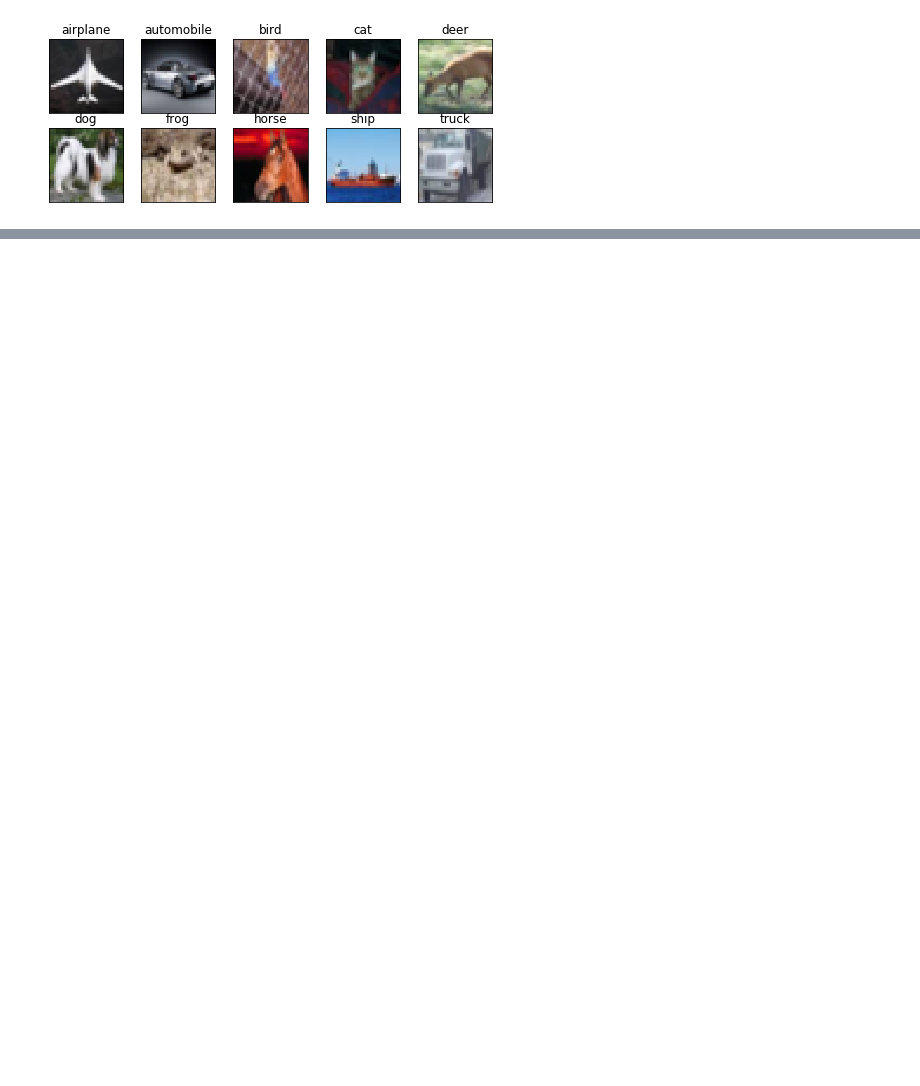
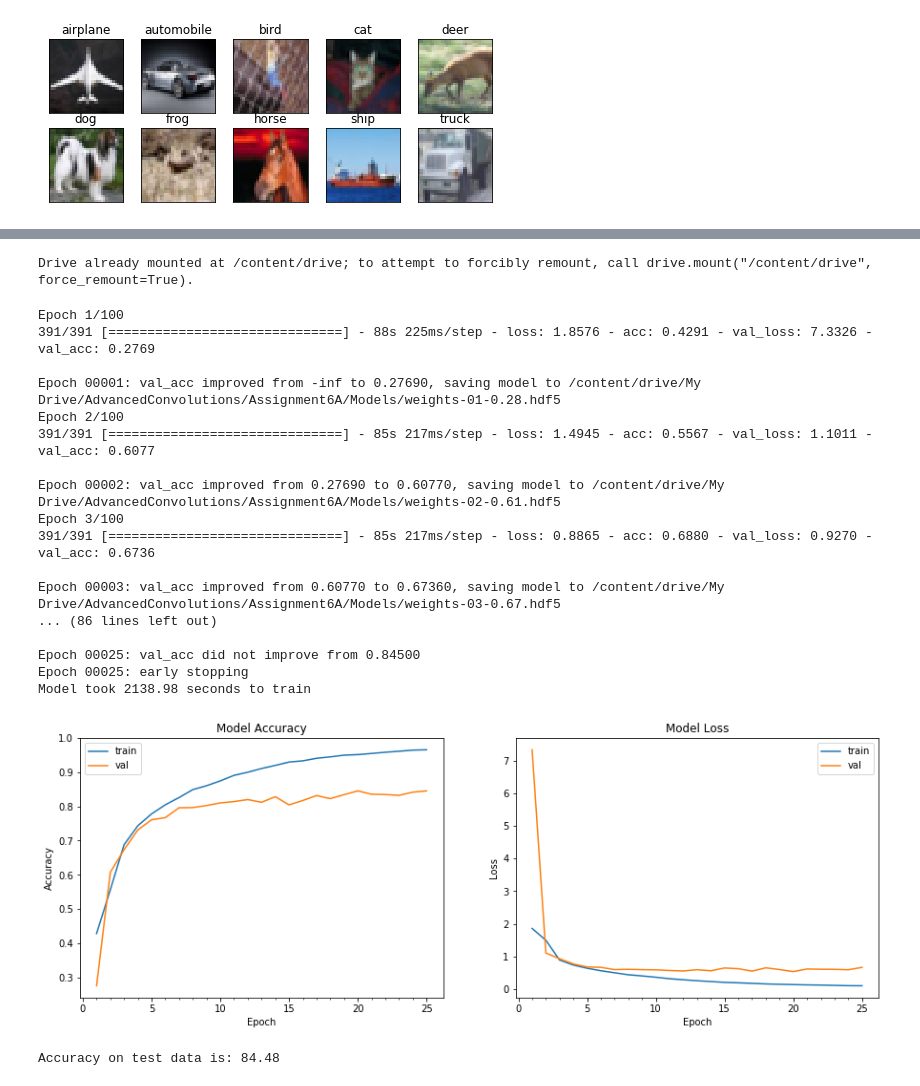
Before and after one commit to gkdivya/ComputerVisionAI, a Jupyter notebook: Advanced Convolutions/Assignment_6A.ipynb, the cells around one changed output, grey strips where cells are left out. Cells and saved outputs as stored; diff of their text form; code cells hidden in the pictures; blank space fills up the shorter version.

```diff
--- a/Advanced Convolutions/Assignment_6A.ipynb
+++ b/Advanced Convolutions/Assignment_6A.ipynb
@@ -190,0 +262,5 @@ Accuracy on test data is: 83.05
+# %%
+from google.colab import drive
+drive.mount('/content/drive')
+# %% [output]
+Drive already mounted at /content/drive; to attempt to forcibly remount, call drive.mount("/content/drive", force_remount=True).
@@ -190,0 +273,70 @@ Accuracy on test data is: 83.05
+# %%
+from keras.preprocessing.image import ImageDataGenerator
+
+datagen = ImageDataGenerator(zoom_range=0.0,
+                             horizontal_flip=False)
+training_generator= datagen.flow(train_features, train_labels, batch_size=128)
+
+
+# train the model
+start = time.time()
+# Train the model
+model_info = model.fit_generator(training_generator,
+                                 steps_per_epoch = len(training_generator), epochs = 100,
+                                 validation_data = (test_features, test_labels), verbose=1, callbacks=callbacks_list)
+end = time.time()
+print ("Model took %0.2f seconds to train"%(end - start))
+# plot model history
+plot_model_history(model_info)
+# compute test accuracy
+print ("Accuracy on test data is: %0.2f"%accuracy(test_features, test_labels, model))
+# %%
+from keras.preprocessing.image import ImageDataGenerator
+
+# applying transformation to image
+train_gen = ImageDataGenerator(featurewise_center=True, featurewise_std_normalization=True)
+test_gen = ImageDataGenerator(featurewise_center=True, featurewise_std_normalization=True)
+# fit the data augmentation
+train_gen.fit(train_features)
+test_gen.fit(test_features)
+
+training_generator= train_gen.flow(train_features, train_labels, batch_size=128)
+testing_generator= test_gen.flow(test_features, test_labels, batch_size=128, shuffle=False)
+
+
+# train the model
+start = time.time()
+# Train the model
+model_info = model.fit_generator(training_generator,
+                    steps_per_epoch = len(training_generator),
+                    epochs=100,
+                    validation_data = testing_generator,
+                    validation_steps = len(testing_generator),
+                    callbacks = callbacks_list)
+
+end = time.time()
+print ("Model took %0.2f seconds to train"%(end - start))
+# plot model history
+plot_model_history(model_info)
+# compute test accuracy
+print ("Accuracy on test data is: %0.2f"%accuracy(testing_generator, model))
+# %% [output]
+Epoch 1/100
+391/391 [==============================] - 88s 225ms/step - loss: 1.8576 - acc: 0.4291 - val_loss: 7.3326 - val_acc: 0.2769
+
+Epoch 00001: val_acc improved from -inf to 0.27690, saving model to /content/drive/My Drive/AdvancedConvolutions/Assignment6A/Models/weights-01-0.28.hdf5
+Epoch 2/100
+391/391 [==============================] - 85s 217ms/step - loss: 1.4945 - acc: 0.5567 - val_loss: 1.1011 - val_acc: 0.6077
+
+Epoch 00002: val_acc improved from 0.27690 to 0.60770, saving model to /content/drive/My Drive/AdvancedConvolutions/Assignment6A/Models/weights-02-0.61.hdf5
+Epoch 3/100
+391/391 [==============================] - 85s 217ms/step - loss: 0.8865 - acc: 0.6880 - val_loss: 0.9270 - val_acc: 0.6736
+
+Epoch 00003: val_acc improved from 0.60770 to 0.67360, saving model to /content/drive/My Drive/AdvancedConvolutions/Assignment6A/Models/weights-03-0.67.hdf5
+... (86 lines left out)
+
+Epoch 00025: val_acc did not improve from 0.84500
+Epoch 00025: early stopping
+Model took 2138.98 seconds to train
+[figure, added]
+Accuracy on test data is: 84.48
```
Also changed, not shown: parts of 21 cells of this notebook.
